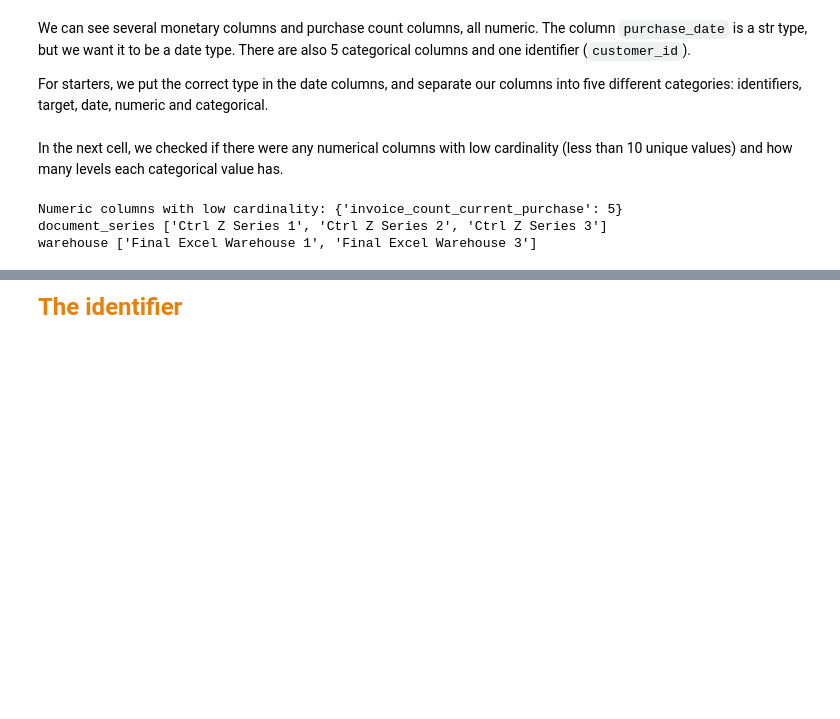
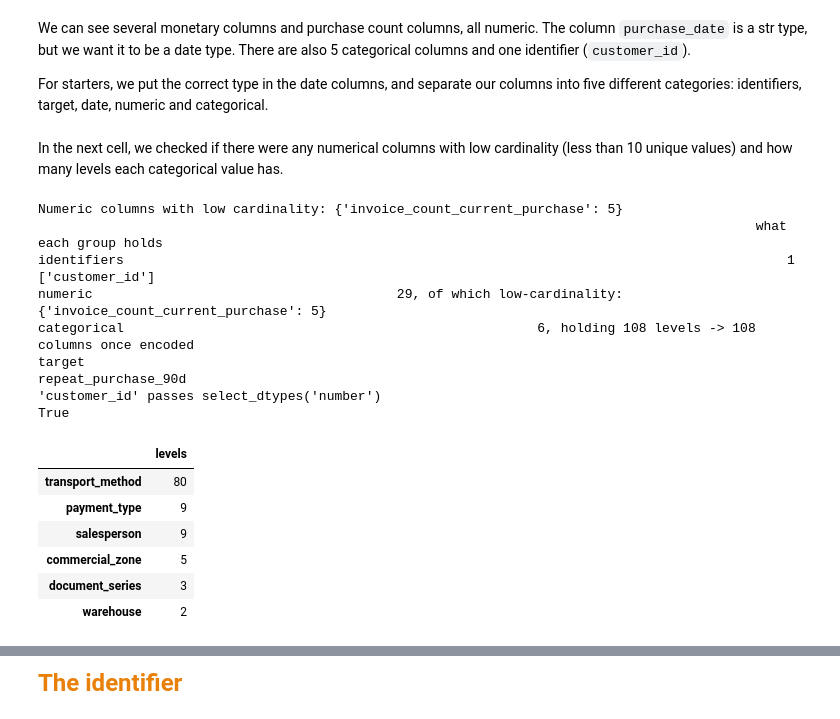
Before and after one commit to saradfalves/ML_Group_09, a Jupyter notebook: notebooks/nb1_data_exploration.ipynb, the cells around one changed output, grey strips where cells are left out. Drawn from its saved outputs; the diff is of its cells as text; code cells hidden in the pictures; blank space fills up the shorter version.

```diff
--- a/notebooks/nb1_data_exploration.ipynb
+++ b/notebooks/nb1_data_exploration.ipynb
@@ -142,22 +116,33 @@ In the next cell, we checked if there were any numerical columns with low cardin
 # %%
 low_cardinality = {c: train_df[c].nunique() for c in numeric if train_df[c].nunique() <= 10}
 levels = train_df[categorical].nunique().sort_values(ascending=False)
 print(f"Numeric columns with low cardinality: {low_cardinality}")
 
 roles = pd.Series({
-    "identifiers": f"{len(identifiers)} {id_like}",
+    "identifiers": f"{len(identifiers)} {identifiers}",
     "numeric": f"{len(numeric)}, of which low-cardinality: {low_cardinality}",
     "categorical": f"{len(categorical)}, holding {int(levels.sum())} levels"
                    f" -> {int(levels.sum())} columns once encoded",
     "target": target,
-    "'Athlete Id' passes select_dtypes('number')":
-        "Athlete Id" in raw.select_dtypes("number").columns,
+    "'customer_id' passes select_dtypes('number')":
+        "customer_id" in train_df.select_dtypes("number").columns,
 })
 print(roles.to_frame("what each group holds").to_string())
 levels.to_frame("levels")
 # %% [output]
 Numeric columns with low cardinality: {'invoice_count_current_purchase': 5}
-document_series ['Ctrl Z Series 1', 'Ctrl Z Series 2', 'Ctrl Z Series 3']
-warehouse ['Final Excel Warehouse 1', 'Final Excel Warehouse 3']
+                                                                                            what each group holds
+identifiers                                                                                     1 ['customer_id']
+numeric                                       29, of which low-cardinality: {'invoice_count_current_purchase': 5}
+categorical                                                     6, holding 108 levels -> 108 columns once encoded
+target                                                                                        repeat_purchase_90d
+'customer_id' passes select_dtypes('number')                                                                 True
+|  | levels |
+| transport_method | 80 |
+| payment_type | 9 |
+| salesperson | 9 |
+| commercial_zone | 5 |
+| document_series | 3 |
+| warehouse | 2 |
 # %%
 train_df.duplicated().sum()
```
Also changed, not shown: parts of 4 cells of this notebook, 1 other file.
